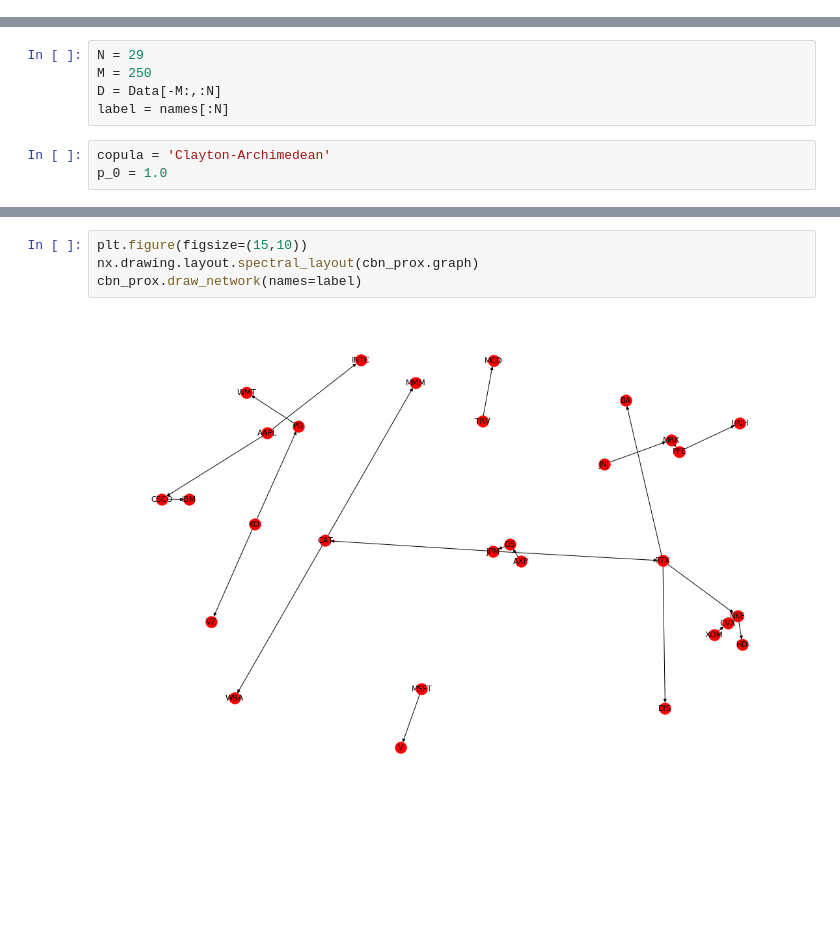
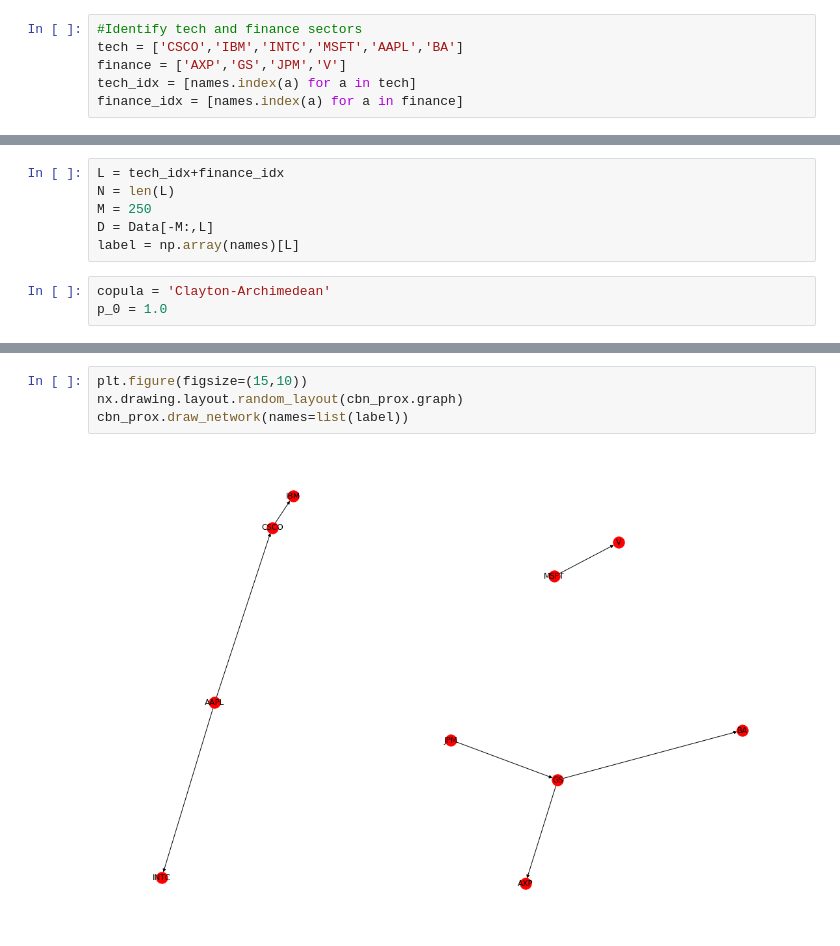
Before and after one commit to shinyy98/Copula_Bayesian_Networks, a Jupyter notebook: CBN_Experiments.ipynb, the cells around one changed output, grey strips where cells are left out. Saved outputs shown, nothing was run; the diff lists cells and outputs as text; blank space fills up the shorter version.

```diff
--- a/CBN_Experiments.ipynb
+++ b/CBN_Experiments.ipynb
@@ -21,6 +23,12 @@ Data = np.load('DJ_data.npy')
 l = pd.read_table('Dow Jones 30.txt',header=None)
 list_stocks=l.values.reshape(1,-1)[0]
 names = list(list_stocks[:-1])
+# %%
+#Identify tech and finance sectors
+tech = ['CSCO','IBM','INTC','MSFT','AAPL','BA']
+finance = ['AXP','GS','JPM','V']
+tech_idx = [names.index(a) for a in tech]
+finance_idx = [names.index(a) for a in finance]
 # %% [markdown]
 ## Defining Various Copula Structures
 # %% [markdown]
@@ -540,8 +595,9 @@ np.save('frank_params.npy',cbn_fr.param_c)
 # %%
-N = 29
+L = tech_idx+finance_idx
+N = len(L)
 M = 250
-D = Data[-M:,:N]
-label = names[:N]
+D = Data[-M:,L]
+label = np.array(names)[L]
 # %%
 copula = 'Clayton-Archimedean'
 p_0 = 1.0
@@ -570,6 +624,6 @@ Optimization terminated successfully.    (Exit mode 0)
 # %%
 plt.figure(figsize=(15,10))
-nx.drawing.layout.spectral_layout(cbn_prox.graph)
-cbn_prox.draw_network(names=label)
+nx.drawing.layout.random_layout(cbn_prox.graph)
+cbn_prox.draw_network(names=list(label))
 # %% [output]
-[figure, old version]
+[figure, new version]
```
Also changed, not shown: parts of 26 cells of this notebook, 3 other files.
